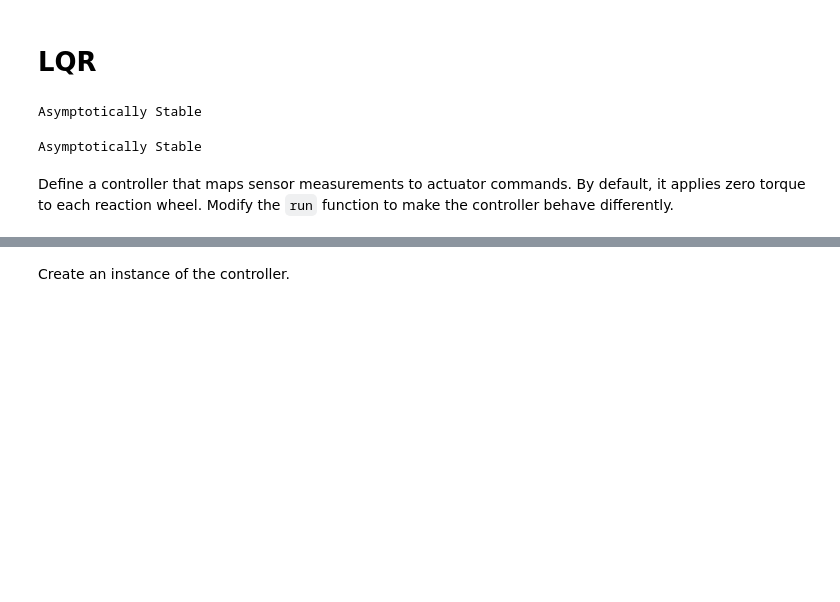
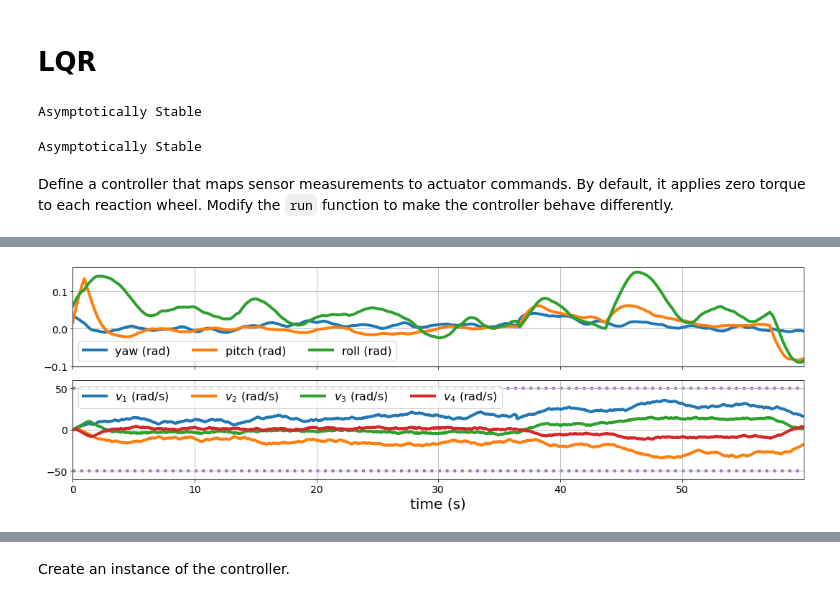
Before and after one commit to Zoinkadoinka/AE353, a Jupyter notebook: SpacecraftDP - April1- Noor.ipynb, the cells around one changed output, grey strips where cells are left out. Saved outputs shown, nothing was run; the diff lists cells and outputs as text; code cells hidden in the pictures; blank space fills up the shorter version.

Commit message:
Good Graphs ready to be saved and imported to latex

```diff
--- a/SpacecraftDP - April1- Noor.ipynb
+++ b/SpacecraftDP - April1- Noor.ipynb
@@ -758,0 +549,99 @@ ax.scatter3D(initial_yaws, initial_pitches, initial_rolls, c=times)
+# %%
+controller = Controller()
+######
+# simulator.reset(
+#     orientation={
+#         'yaw': 0.,
+#         'pitch': 0.,
+#         'roll': 0.,
+#     },
+#     angular_velocity={
+#         'x': 0.,
+#         'y': 0.,
+#         'z': 0.,
+#     },
+#     scope_noise=0.1,
+# )
+
+simulator.reset(
+    orientation=None,
+    angular_velocity=None,
+    scope_noise=0.1,
+)
+########
+controller.reset()
+########
+data = simulator.run(
+    controller,           # <-- required (an instance of your Controller class)
+    max_time=60.0,         # <-- optional (how long you want to run the simulation in seconds)
+    data_filename=None,   # <-- optional (name of file to which you want data saved, e.g., 'my_data.json')
+    video_filename=None,  # <-- optional (name of file to which you want video saved, e.g., 'my_video.mov')
+    print_debug=False,    # <-- optional (whether to print debug text - this is recommended when saving video)
+)
+#########
+# Create a figure with three subplots, all of which share the same x-axis
+fig, (ax_ori, ax_rwvel) = plt.subplots(2, 1, figsize=(15, 5), sharex=True)
+
+# Plot yaw, pitch, roll angles
+ax_ori.plot(data['t'], data['yaw'], label='yaw (rad)', linewidth=4)
+ax_ori.plot(data['t'], data['pitch'], label='pitch (rad)', linewidth=4)
+ax_ori.plot(data['t'], data['roll'], label='roll (rad)', linewidth=4)
+ax_ori.grid()
+ax_ori.legend(fontsize=16, ncol=3, loc='best')
+ax_ori.tick_params(labelsize=14)
+
+# # Plot x, y, z components of angular velocity
+# ax_vel.plot(data['t'], data['w_x'], label=r'$w_x$ (rad/s)', linewidth=4)
+# ax_vel.plot(data['t'], data['w_y'], label=r'$w_y$ (rad/s)', linewidth=4)
+# ax_vel.plot(data['t'], data['w_z'], label=r'$w_z$ (rad/s)', linewidth=4)
+# ax_vel.grid()
+# ax_vel.legend(fontsize=16, ncol=3, loc='upper right')
+# ax_vel.tick_params(labelsize=14)
+
+# # Plot angular velocity of each reaction wheel
+ax_rwvel.plot(data['t'], data['front_velocity'], label=r'$v_1$ (rad/s)', linewidth=4)
+ax_rwvel.plot(data['t'], data['back_velocity'], label=r'$v_2$ (rad/s)', linewidth=4)
+ax_rwvel.plot(data['t'], data['left_velocity'], label=r'$v_3$ (rad/s)', linewidth=4)
+ax_rwvel.plot(data['t'], data['right_velocity'], label=r'$v_4$ (rad/s)', linewidth=4)
+ax_rwvel.plot(
+    data['t'], np.ones_like(data['t']) * simulator.v_max,
+    ':', linewidth=4, color='C4', zorder=0,
+)
+ax_rwvel.plot(
+    data['t'], -np.ones_like(data['t']) * simulator.v_max,
+    ':', linewidth=4, color='C4', zorder=0,
+)
+ax_rwvel.grid()
+ax_rwvel.legend(fontsize=16, ncol=4, loc='best')
+ax_rwvel.tick_params(labelsize=14)
+ax_rwvel.set_ylim(-1.2 * simulator.v_max, 1.2 * simulator.v_max)
+
+# # Plot torque applied to each reaction wheel
+# ax_rwtau.plot(data['t'], data['front_torque'], label=r'$\tau_1$ (N-m)', linewidth=4)
+# ax_rwtau.plot(data['t'], data['back_torque'], label=r'$\tau_2$ (N-m)', linewidth=4)
+# ax_rwtau.plot(data['t'], data['left_torque'], label=r'$\tau_3$ (N-m)', linewidth=4)
+# ax_rwtau.plot(data['t'], data['right_torque'], label=r'$\tau_4$ (N-m)', linewidth=4)
+# ax_rwtau.plot(
+#     data['t'], np.ones_like(data['t']) * simulator.tau_max,
+#     ':', linewidth=4, color='C4', zorder=0,
+# )
+# ax_rwtau.plot(
+#     data['t'], -np.ones_like(data['t']) * simulator.tau_max,
+#     ':', linewidth=4, color='C4', zorder=0,
+# )
+# ax_rwtau.grid()
+# ax_rwtau.legend(fontsize=16, ncol=4, loc='upper right')
+# ax_rwtau.tick_params(labelsize=14)
+
+
+# # Set x-axis properties (only need to do this on the last
+# # subplot since all subplots share the same x-axis)
+ax_rwvel.set_xlabel('time (s)', fontsize=20)
+ax_rwvel.set_xlim([data['t'][0], data['t'][-1]])
+# ax_rwvel.set_ylim(-1.2 * simulator.tau_max, 1.2 * simulator.tau_max)
+
+# Make the arrangement of subplots look nice
+fig.tight_layout()
+##########
+# %% [output]
+[figure, added]
```
Also changed, not shown: parts of 24 cells of this notebook.
